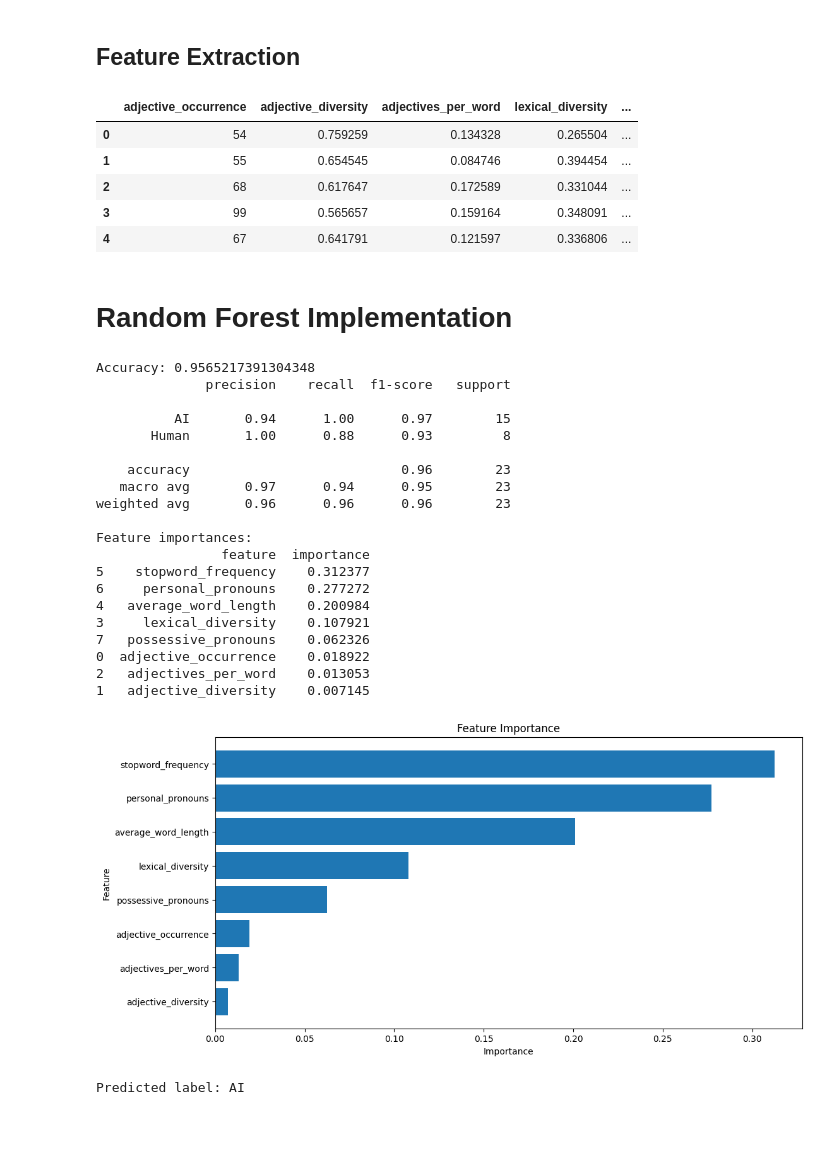
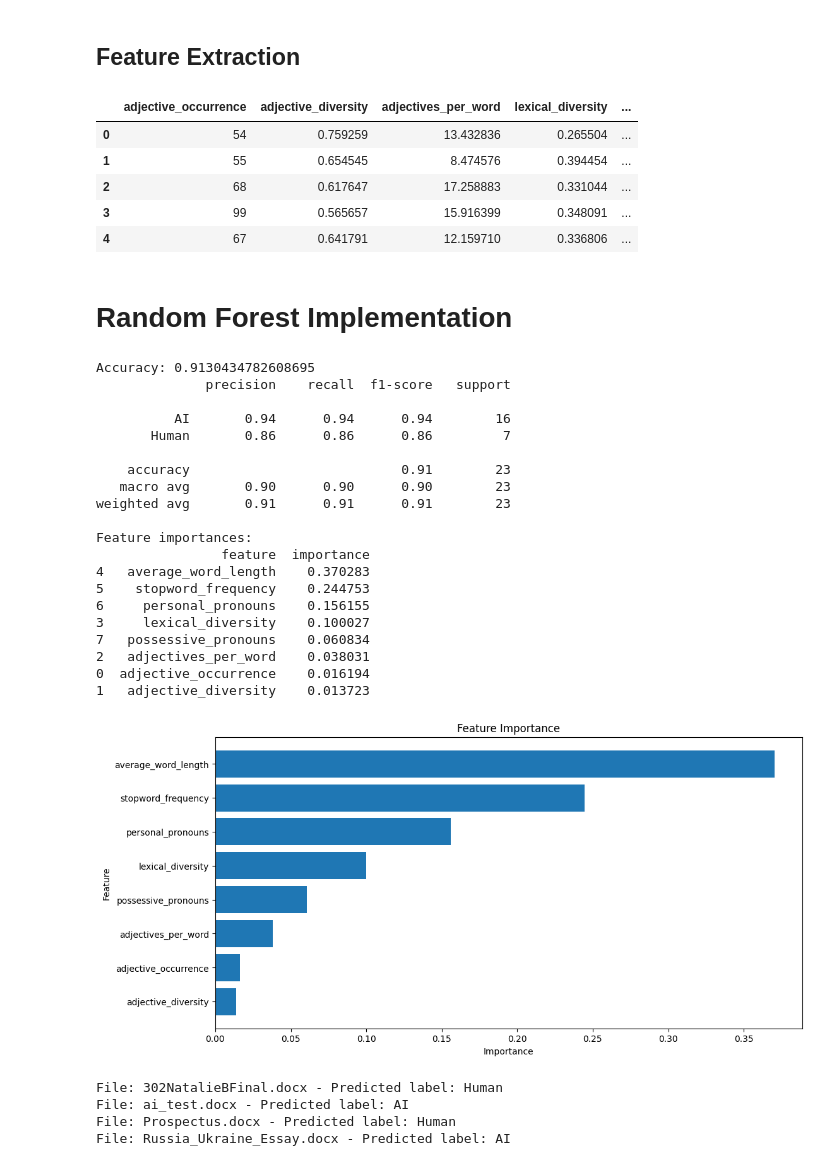
Before and after one commit to BroganDev21/Senior-Project, a Jupyter notebook: SeniorProject.ipynb, the cells around one changed output. Saved outputs shown, nothing was run; the diff lists cells and outputs as text; code cells hidden in the pictures; blank space fills up the shorter version.

```diff
--- a/SeniorProject.ipynb
+++ b/SeniorProject.ipynb
@@ -1246,7 +1314,7 @@ def calculate_adjective_metrics(essays):
         total_adjectives = len(adjectives)
         total_words = len(words)
 
-        occurrences.append((total_adjectives / total_words * 100) if total_words > 0 else 0)
+        occurrences.append(total_adjectives)
         diversities.append(len(unique_adjectives) / total_adjectives if total_adjectives > 0 else 0)
         per_word_ratios.append((total_adjectives / total_words * 100) if total_words > 0 else 0)
 
@@ -1272,15 +1340,9 @@ def plot_combined_metric_with_trend(ai_data, human_data, title, xlabel, ylabel):
 
     # AI data
     plt.scatter(ai_x_data, ai_data, alpha=0.5, color='red', label='AI')
-    ai_z = np.polyfit(ai_x_data, ai_data, 1)
-    ai_p = np.poly1d(ai_z)
-    plt.plot(ai_x_data, ai_p(ai_x_data), "r--")
 
     # Human data
     plt.scatter(human_x_data, human_data, alpha=0.5, color='blue', label='Human')
-    human_z = np.polyfit(human_x_data, human_data, 1)
-    human_p = np.poly1d(human_z)
-    plt.plot(human_x_data, human_p(human_x_data), "b--")
 
     plt.title(title)
     plt.xlabel(xlabel)
@@ -1289,11 +1351,11 @@ def plot_combined_metric_with_trend(ai_data, human_data, title, xlabel, ylabel):
     plt.show()
 
 # Plot combined for Adjective Occurrences
-plot_combined_metric_with_trend(ai_occurrences, human_occurrences, 'Adjective Occurrences', 'Essay Index', 'Adjective Occurrences')
+plot_combined_metric_with_trend(ai_occurrences, human_occurrences, 'Count of Adjectives Per Essay', 'Essay Index', 'Number of Appearances')
 
 # Plot combined for Adjective Diversity
 plot_combined_metric_with_trend(ai_diversities, human_diversities, 'Adjective Diversity', 'Essay Index', 'Adjective Diversity')
 
 # Plot combined for Adjectives per Word
-plot_combined_metric_with_trend(ai_per_word, human_per_word, 'Adjectives per Word', 'Essay Index', 'Adjectives per Word')
+plot_combined_metric_with_trend(ai_per_word, human_per_word, 'Adjectives Per 100 Words', 'Essay Index', 'Adjectives Per Word')
 # %% [output]
@@ -1518,7 +1583,7 @@ def calculate_adjective_metrics(texts):
 
         occurrences.append(len(adjectives))
         diversities.append(len(unique_adjectives) / len(adjectives) if adjectives else 0)
-        per_word_ratios.append(len(adjectives) / len(words) if words else 0)
+        per_word_ratios.append((len(adjectives) / len(words) * 100) if words else 0)
 
     return occurrences, diversities, per_word_ratios
 
@@ -1568,11 +1633,11 @@ features_df['label'] = df_all_docs['label']
 display(features_df.head())
 # %% [output]
 |  | adjective_occurrence | adjective_diversity | adjectives_per_word | lexical_diversity | ... |
-| 0 | 54 | 0.759259 | 0.134328 | 0.265504 | ... |
-| 1 | 55 | 0.654545 | 0.084746 | 0.394454 | ... |
-| 2 | 68 | 0.617647 | 0.172589 | 0.331044 | ... |
-| 3 | 99 | 0.565657 | 0.159164 | 0.348091 | ... |
-| 4 | 67 | 0.641791 | 0.121597 | 0.336806 | ... |
+| 0 | 54 | 0.759259 | 13.432836 | 0.265504 | ... |
+| 1 | 55 | 0.654545 | 8.474576 | 0.394454 | ... |
+| 2 | 68 | 0.617647 | 17.258883 | 0.331044 | ... |
+| 3 | 99 | 0.565657 | 15.916399 | 0.348091 | ... |
+| 4 | 67 | 0.641791 | 12.159710 | 0.336806 | ... |
 # %% [markdown]
 # Random Forest Implementation
 # %%
@@ -1583,9 +1648,9 @@ from sklearn.metrics import accuracy_score, classification_report
 X = features_df.drop('label', axis=1)  # Feature matrix
 y = features_df['label']  # Target variable
 
-X_train, X_test, y_train, y_test = train_test_split(X, y, test_size=0.2, random_state=42)
+X_train, X_test, y_train, y_test = train_test_split(X, y, test_size=0.2)
 
-rf_model = RandomForestClassifier(n_estimators=10, random_state=42)
+rf_model = RandomForestClassifier(n_estimators=30)
 
 rf_model.fit(X_train, y_train)
 
@@ -1593,48 +1658,48 @@ y_pred = rf_model.predict(X_test)
 
 accuracy = accuracy_score(y_test, y_pred)
 print("Accuracy:", accuracy)
 print(classification_report(y_test, y_pred))
 
 importances = rf_model.feature_importances_
 
 
 feature_names = X.columns
 feature_importances = pd.DataFrame({'feature': feature_names, 'importance': importances})
 feature_importances_sorted = feature_importances.sort_values(by='importance', ascending=False)
 
 # Display the sorted feature importances
 print("Feature importances:")
 print(feature_importances_sorted)
 
 plt.figure(figsize=(12, 6))
 plt.barh(feature_importances_sorted['feature'], feature_importances_sorted['importance'])
 plt.xlabel('Importance')
 plt.ylabel('Feature')
 plt.title('Feature Importance')
 plt.gca().invert_yaxis()
 plt.show()
 # %% [output]
-Accuracy: 0.9565217391304348
+Accuracy: 0.9130434782608695
               precision    recall  f1-score   support
 
-          AI       0.94      1.00      0.97        15
-       Human       1.00      0.88      0.93         8
+          AI       0.94      0.94      0.94        16
+       Human       0.86      0.86      0.86         7
 
-    accuracy                           0.96        23
-   macro avg       0.97      0.94      0.95        23
-weighted avg       0.96      0.96      0.96        23
+    accuracy                           0.91        23
+   macro avg       0.90      0.90      0.90        23
+weighted avg       0.91      0.91      0.91        23
 
 Feature importances:
                 feature  importance
-5    stopword_frequency    0.312377
-6     personal_pronouns    0.277272
-4   average_word_length    0.200984
-3     lexical_diversity    0.107921
-7   possessive_pronouns    0.062326
-0  adjective_occurrence    0.018922
-2   adjectives_per_word    0.013053
-1   adjective_diversity    0.007145
+4   average_word_length    0.370283
+5    stopword_frequency    0.244753
+6     personal_pronouns    0.156155
+3     lexical_diversity    0.100027
+7   possessive_pronouns    0.060834
+2   adjectives_per_word    0.038031
+0  adjective_occurrence    0.016194
+1   adjective_diversity    0.013723
-[figure, old version]
+[figure, new version]
 # %%
 def extract_features(text):
 
@@ -1684,9 +1749,17 @@ def predict_label_from_file(file_path, model):
     text = read_docx(file_path)
     return predict_label(text, model)
 
-file_path = r'C:\Users\Colin\OneDrive\Desktop\Senior Project Code\Senior-Project\Test Essay\ai_test.docx'
-prediction = predict_label_from_file(file_path, rf_model)
+directory_path = r'C:\Users\Colin\OneDrive\Desktop\Senior Project Code\Senior-Project\Test Essay'
 
-print("Predicted label:", prediction)
+# Loop through the files in the directory
+for filename in os.listdir(directory_path):
+    # Check if the file is a .docx file
+    if filename.endswith('.docx'):
+        file_path = os.path.join(directory_path, filename)
+        prediction = predict_label_from_file(file_path, rf_model)
+        print(f"File: {filename} - Predicted label: {prediction}")
 # %% [output]
-Predicted label: AI
+File: 302NatalieBFinal.docx - Predicted label: Human
+File: ai_test.docx - Predicted label: AI
+File: Prospectus.docx - Predicted label: Human
+File: Russia_Ukraine_Essay.docx - Predicted label: AI
```
Also changed, not shown: parts of 11 cells of this notebook.
